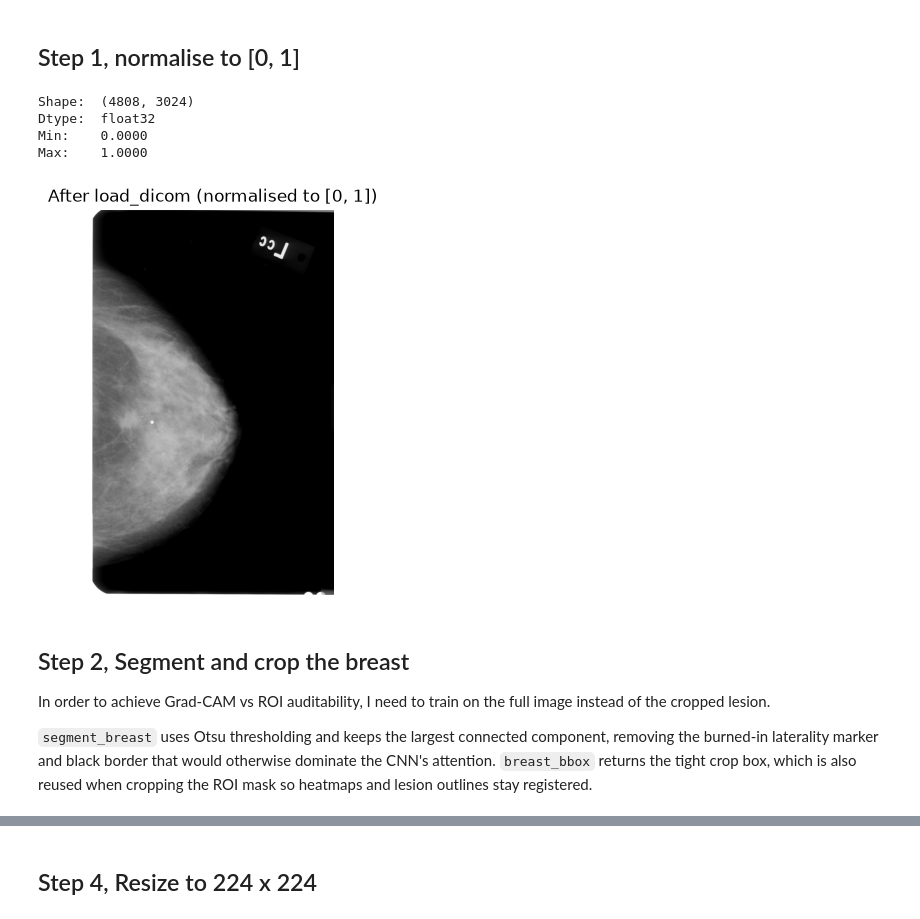
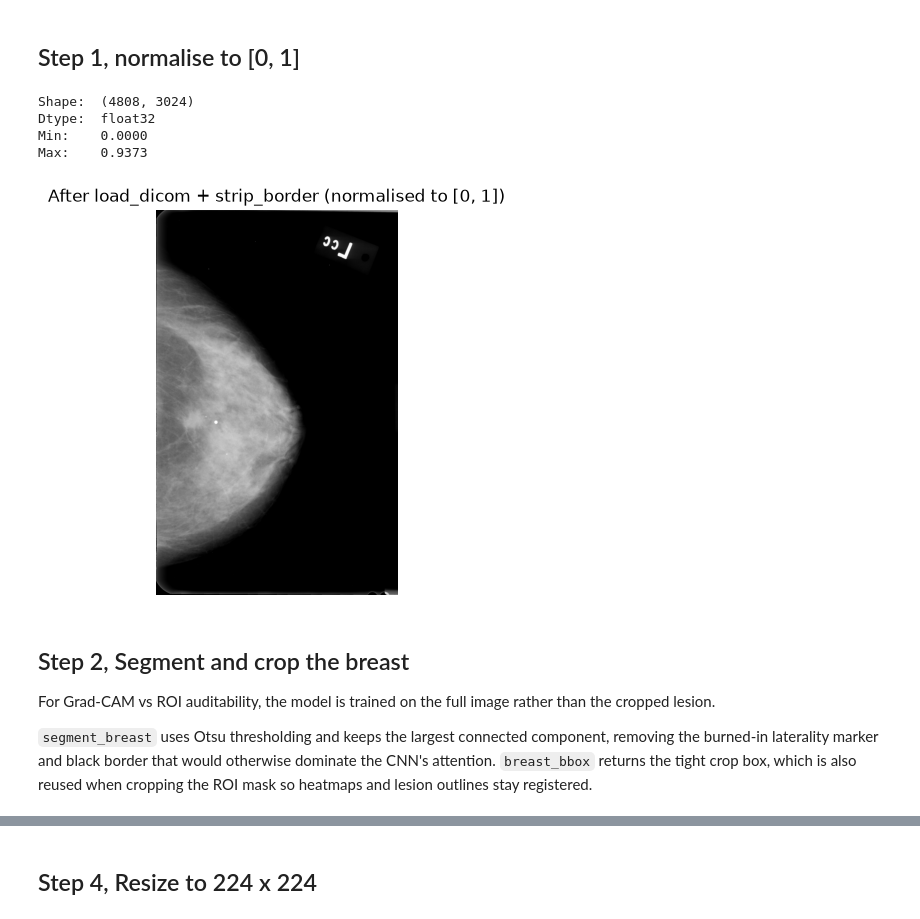
Before and after one commit to klrkdekira/mammo-second-reader, a Jupyter notebook: notebooks/03_dicom_preprocessing.ipynb, the cells around one changed output, grey strips where cells are left out. Cells and saved outputs as stored; diff of their text form; code cells hidden in the pictures.

```diff
--- a/notebooks/03_dicom_preprocessing.ipynb
+++ b/notebooks/03_dicom_preprocessing.ipynb
@@ -70,27 +67,30 @@ Max:    65535
 # %% [markdown]
 ## Step 1, normalise to [0, 1]
 # %%
+from src.data.preprocessing import strip_border
+
 arr = load_dicom(image_path)
+arr = strip_border(arr)   # zero film border before everything else
 print(f"Shape:\t{arr.shape}")
 print(f"Dtype:\t{arr.dtype}")
 print(f"Min:\t{arr.min():.4f}")
 print(f"Max:\t{arr.max():.4f}")
 
 plt.figure(figsize=(5, 5))
 plt.imshow(arr, cmap="gray")
-plt.title("After load_dicom (normalised to [0, 1])")
+plt.title("After load_dicom + strip_border (normalised to [0, 1])")
 plt.axis("off")
 plt.show()
 # %% [output]
 Shape:  (4808, 3024)
 Dtype:  float32
 Min:    0.0000
-Max:    1.0000
+Max:    0.9373
-[figure, old version]
+[figure, new version]
 # %% [markdown]
 ## Step 2, Segment and crop the breast
 
-In order to achieve Grad-CAM vs ROI auditability, I need to train on the full image instead of the cropped lesion.
+For Grad-CAM vs ROI auditability, the model is trained on the full image rather than the cropped lesion.
 
 `segment_breast` uses Otsu thresholding and keeps the largest connected component, removing the burned-in laterality marker and black border that would otherwise dominate the CNN's attention. `breast_bbox` returns the tight crop box, which is also reused when cropping the ROI mask so heatmaps and lesion outlines stay registered.
 # %%
```
Also changed, not shown: parts of 7 cells of this notebook, 34 other files.
